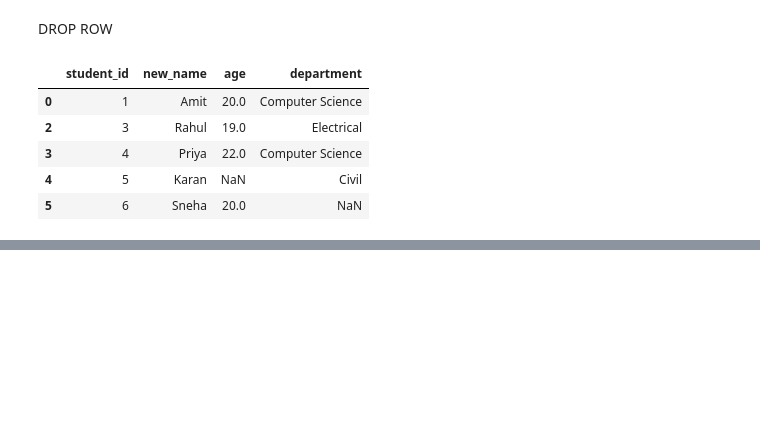
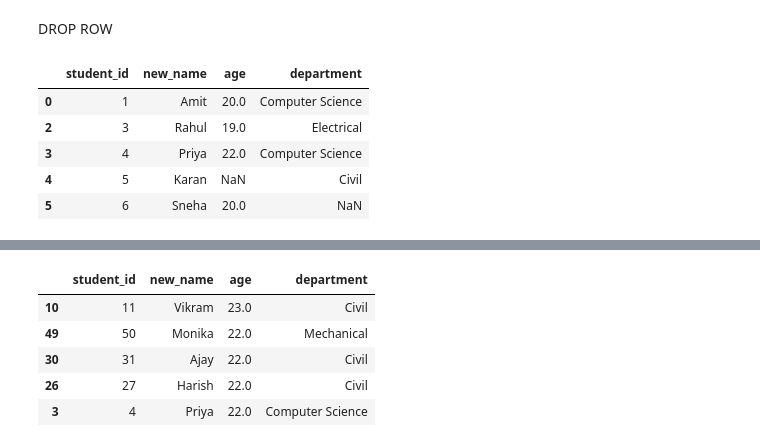
Before and after one commit to layappa/pandas-for-data-analysis, a Jupyter notebook: complete_pandas_operations.ipynb, the cells around one changed output, grey strips where cells are left out. Cells and saved outputs as stored; diff of their text form; code cells hidden in the pictures; blank space fills up the shorter version.

```diff
--- a/complete_pandas_operations.ipynb
+++ b/complete_pandas_operations.ipynb
@@ -241,0 +255,9 @@ student_data.drop(1).head()
+# %%
+student_data.sort_values("age",ascending=False).head()
+# %% [output]
+|  | student_id | new_name | age | department |
+| 10 | 11 | Vikram | 23.0 | Civil |
+| 49 | 50 | Monika | 22.0 | Mechanical |
+| 30 | 31 | Ajay | 22.0 | Civil |
+| 26 | 27 | Harish | 22.0 | Civil |
+| 3 | 4 | Priya | 22.0 | Computer Science |
```
Also changed, not shown: parts of 3 cells of this notebook.
